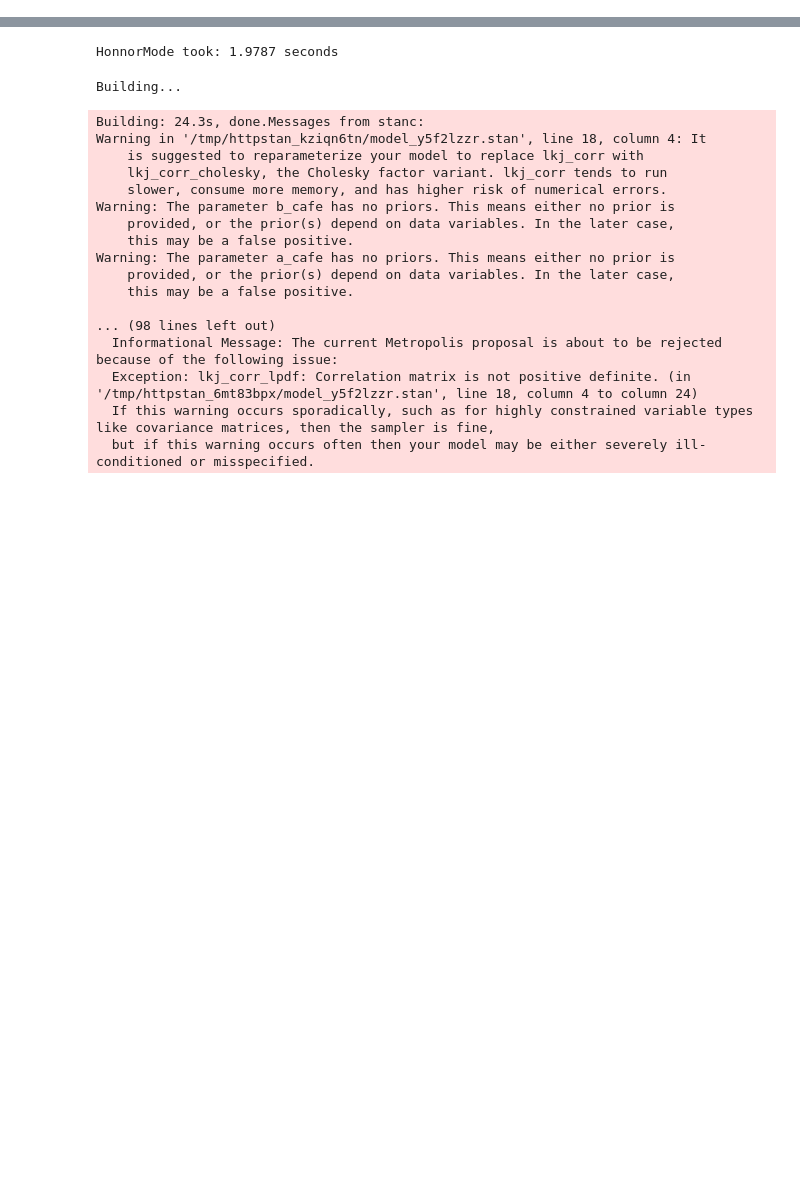
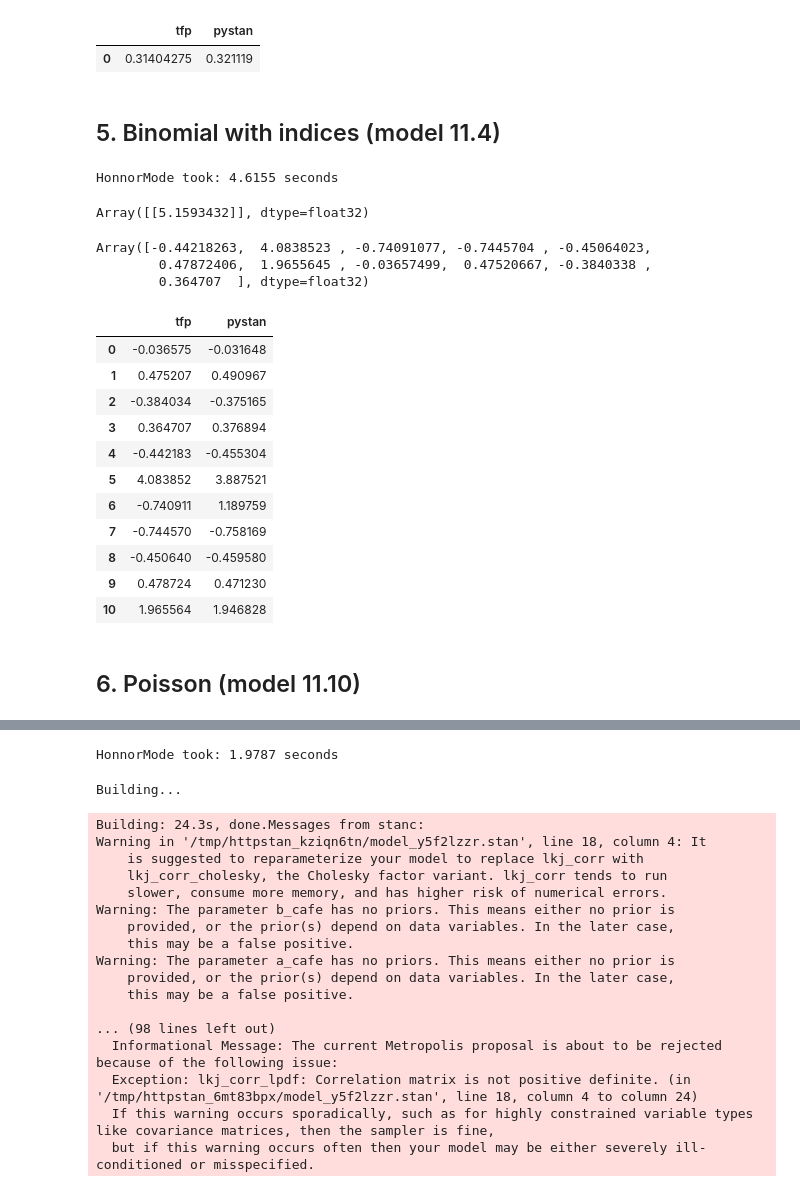
Before and after one commit to BGN-for-ASNA/BI, a Jupyter notebook: HonnorMode.ipynb, the cells around one changed output, grey strips where cells are left out. Saved outputs shown, nothing was run; the diff lists cells and outputs as text; code cells hidden in the pictures; blank space fills up the shorter version.

Commit message:
Honnor mode rethinking tests

```diff
--- a/HonnorMode.ipynb
+++ b/HonnorMode.ipynb
@@ -155,0 +384,71 @@ StructTuple(
+# %%
+pd.DataFrame(
+    {
+        "tfp": [jnp.mean(posterior[0])],
+        "pystan": 0.321119
+    })
+# %% [output]
+|  | tfp | pystan |
+| 0 | 0.31404275 | 0.321119 |
+# %% [markdown]
+##  5. Binomial with indices (model 11.4)
+# %%
+d = pd.read_csv('data/chimpanzees.csv', sep = ';')
+d.actor = d.actor - 1
+d["treatment"] = d.prosoc_left + 2 * d.condition
+treatment = jnp.array(d["treatment"], dtype=jnp.int32)
+actor = jnp.array(d["actor"] )
+n_actor = len(jnp.unique(actor))
+n_treatment= len(jnp.unique(treatment))
+
+def model():
+    a = yield normal(7, 0, 1.5)
+    b = yield normal(4, 0, 0.5)
+    p = a[actor] + b[treatment]
+    y = yield Independent(Binomial(1, logits = p), reinterpreted_batch_ndims=1)
+
+posterior, sample_stats = NUTS(model, obs = jnp.array(d.pulled_left.values), seed = 151)
+# %% [output]
+HonnorMode took: 4.6155 seconds
+# %%
+jnp.mean(posterior[0], axis = 1)
+# %% [output]
+Array([[5.1593432]], dtype=float32)
+# %%
+jnp.concatenate([jnp.mean(posterior[0], axis = 1)[0], jnp.mean(posterior[1], axis = 1)[0]])
+# %% [output]
+Array([-0.44218263,  4.0838523 , -0.74091077, -0.7445704 , -0.45064023,
+        0.47872406,  1.9655645 , -0.03657499,  0.47520667, -0.3840338 ,
+        0.364707  ], dtype=float32)
+# %%
+pd.DataFrame(
+    {
+        "tfp": jnp.concatenate([jnp.mean(posterior[1], axis = 1)[0], jnp.mean(posterior[0], axis = 1)[0]]),
+        "pystan": [0.-0.031648,
+                   0.490967,
+                   -0.375165,
+                   0.376894,
+                   -0.455304,
+                   3.887521,
+                   1.946828
+                   -0.757069,
+                   -0.758169,
+                   -0.459580,
+                   0.471230,
+                   1.946828]
+    })
+# %% [output]
+|  | tfp | pystan |
+| 0 | -0.036575 | -0.031648 |
+| 1 | 0.475207 | 0.490967 |
+| 2 | -0.384034 | -0.375165 |
+| 3 | 0.364707 | 0.376894 |
+| 4 | -0.442183 | -0.455304 |
+| 5 | 4.083852 | 3.887521 |
+| 6 | -0.740911 | 1.189759 |
+| 7 | -0.744570 | -0.758169 |
+| 8 | -0.450640 | -0.459580 |
+| 9 | 0.478724 | 0.471230 |
+| 10 | 1.965564 | 1.946828 |
+# %% [markdown]
+## 6. Poisson (model 11.10)
```
Also changed, not shown: parts of 113 cells of this notebook, 5 other files.
